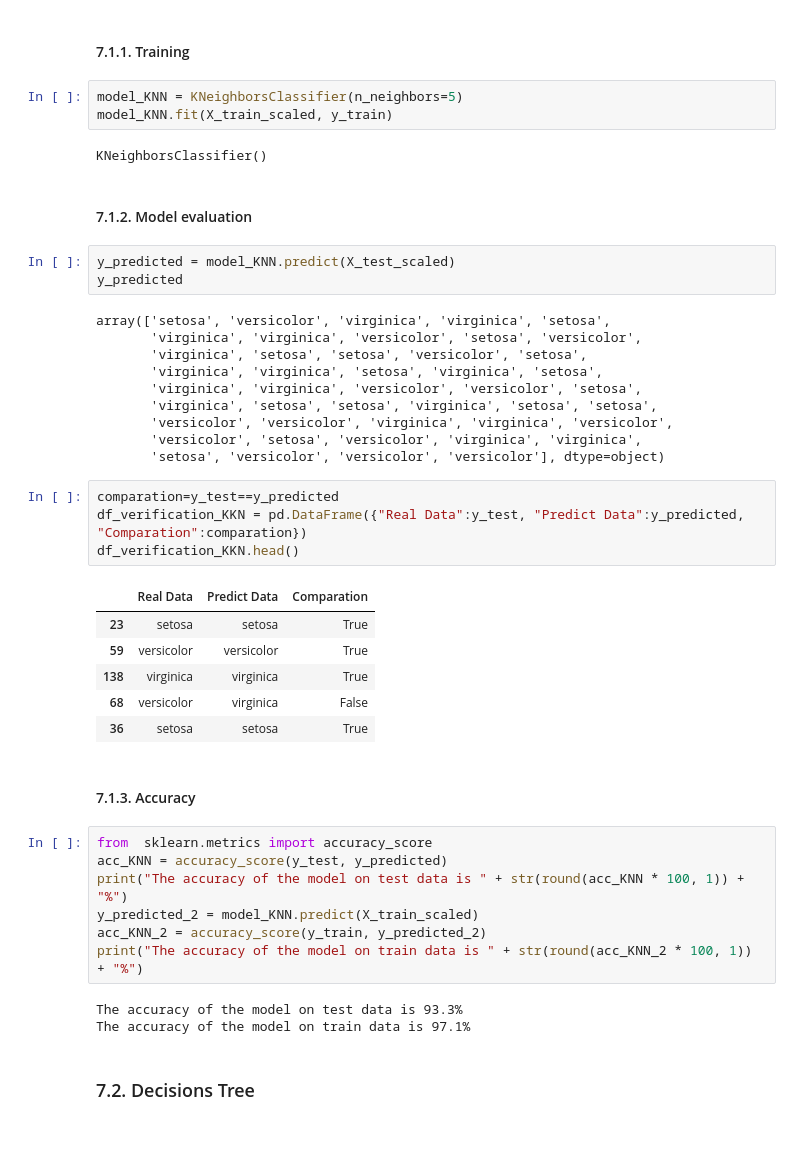
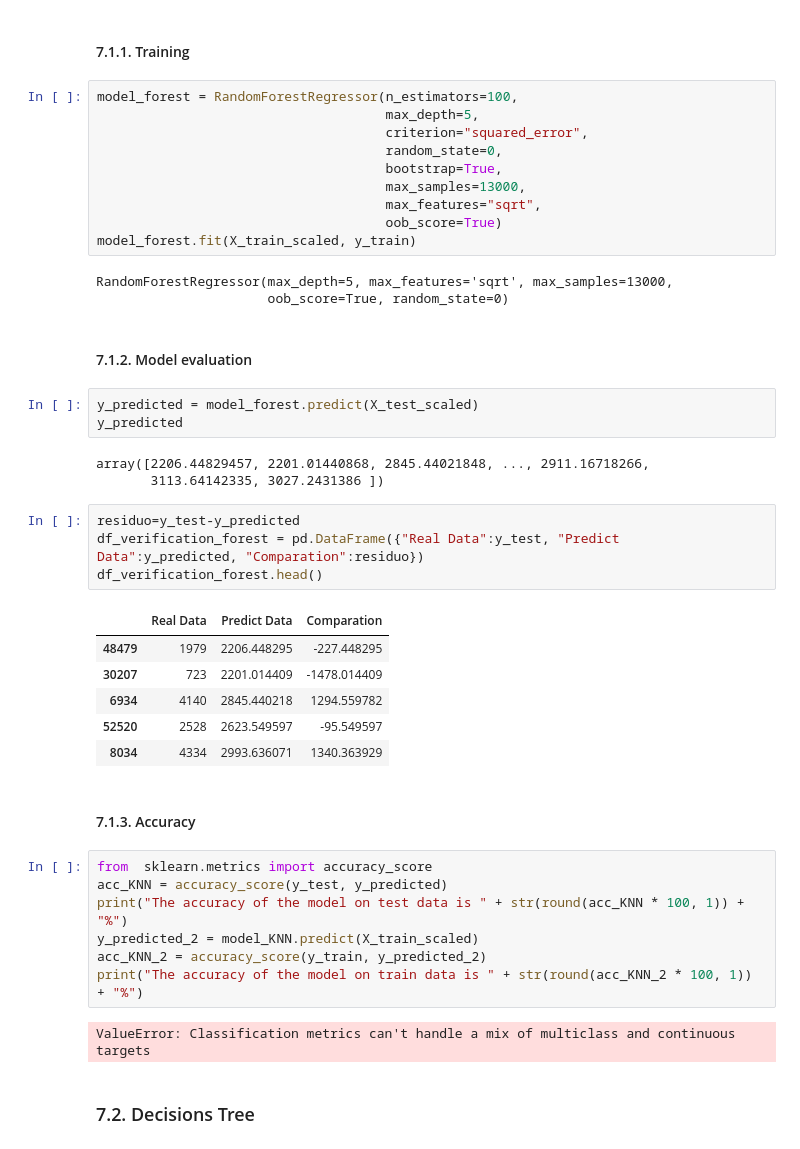
Before and after one commit to dparedes616/diamond_price, a Jupyter notebook: diamond_price_regression.ipynb, the cells around one changed output. Saved outputs shown, nothing was run; the diff lists cells and outputs as text.

```diff
--- a/diamond_price_regression.ipynb
+++ b/diamond_price_regression.ipynb
@@ -521,36 +520,37 @@ from sklearn.neighbors import KNeighborsRegressor
 # %% [markdown]
 #### 7.1.1. Training
-# %%
-model_KNN = KNeighborsClassifier(n_neighbors=5)
-model_KNN.fit(X_train_scaled, y_train)
-# %% [output]
-KNeighborsClassifier()
+# %%
+model_forest = RandomForestRegressor(n_estimators=100,
+                                     max_depth=5,
+                                     criterion="squared_error",
+                                     random_state=0,
+                                     bootstrap=True,
+                                     max_samples=13000,
+                                     max_features="sqrt",
+                                     oob_score=True)
+model_forest.fit(X_train_scaled, y_train)
+# %% [output]
+RandomForestRegressor(max_depth=5, max_features='sqrt', max_samples=13000,
+                      oob_score=True, random_state=0)
 # %% [markdown]
 #### 7.1.2. Model evaluation
 # %%
-y_predicted = model_KNN.predict(X_test_scaled)
+y_predicted = model_forest.predict(X_test_scaled)
 y_predicted
 # %% [output]
-array(['setosa', 'versicolor', 'virginica', 'virginica', 'setosa',
-       'virginica', 'virginica', 'versicolor', 'setosa', 'versicolor',
-       'virginica', 'setosa', 'setosa', 'versicolor', 'setosa',
-       'virginica', 'virginica', 'setosa', 'virginica', 'setosa',
-       'virginica', 'virginica', 'versicolor', 'versicolor', 'setosa',
-       'virginica', 'setosa', 'setosa', 'virginica', 'setosa', 'setosa',
-       'versicolor', 'versicolor', 'virginica', 'virginica', 'versicolor',
-       'versicolor', 'setosa', 'versicolor', 'virginica', 'virginica',
-       'setosa', 'versicolor', 'versicolor', 'versicolor'], dtype=object)
+array([2206.44829457, 2201.01440868, 2845.44021848, ..., 2911.16718266,
+       3113.64142335, 3027.2431386 ])
 # %%
-comparation=y_test==y_predicted
-df_verification_KKN = pd.DataFrame({"Real Data":y_test, "Predict Data":y_predicted, "Comparation":comparation})
-df_verification_KKN.head()
+residuo=y_test-y_predicted
+df_verification_forest = pd.DataFrame({"Real Data":y_test, "Predict Data":y_predicted, "Comparation":residuo})
+df_verification_forest.head()
 # %% [output]
 |  | Real Data | Predict Data | Comparation |
-| 23 | setosa | setosa | True |
-| 59 | versicolor | versicolor | True |
-| 138 | virginica | virginica | True |
-| 68 | versicolor | virginica | False |
-| 36 | setosa | setosa | True |
+| 48479 | 1979 | 2206.448295 | -227.448295 |
+| 30207 | 723 | 2201.014409 | -1478.014409 |
+| 6934 | 4140 | 2845.440218 | 1294.559782 |
+| 52520 | 2528 | 2623.549597 | -95.549597 |
+| 8034 | 4334 | 2993.636071 | 1340.363929 |
 # %% [markdown]
 #### 7.1.3. Accuracy
 # %%
@@ -561,8 +561,7 @@ y_predicted_2 = model_KNN.predict(X_train_scaled)
 acc_KNN_2 = accuracy_score(y_train, y_predicted_2)
 print("The accuracy of the model on train data is " + str(round(acc_KNN_2 * 100, 1)) + "%")
 # %% [output]
-The accuracy of the model on test data is 93.3%
-The accuracy of the model on train data is 97.1%
+ValueError: Classification metrics can't handle a mix of multiclass and continuous targets
 # %% [markdown]
 ### 7.2. Decisions Tree
 # %%
```
Also changed, not shown: parts of 5 cells of this notebook.
